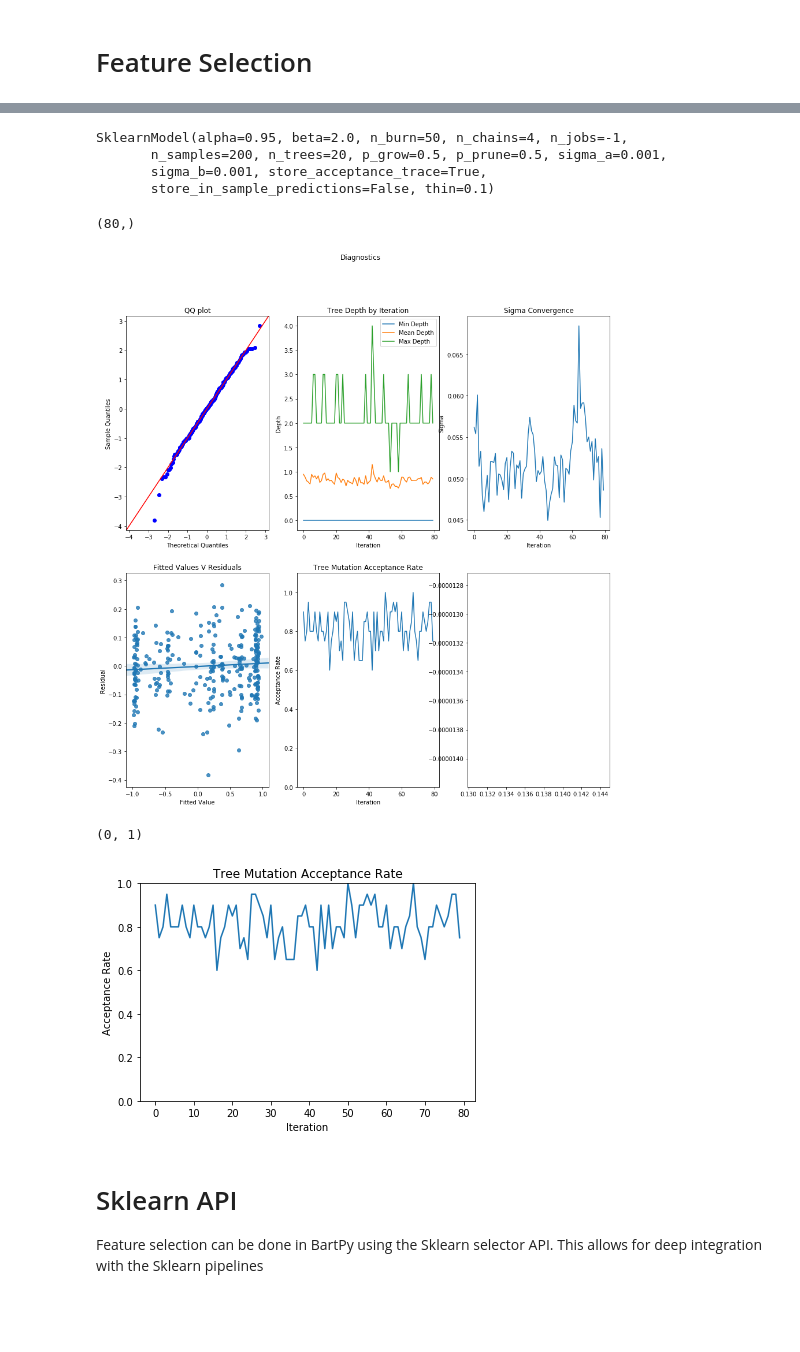
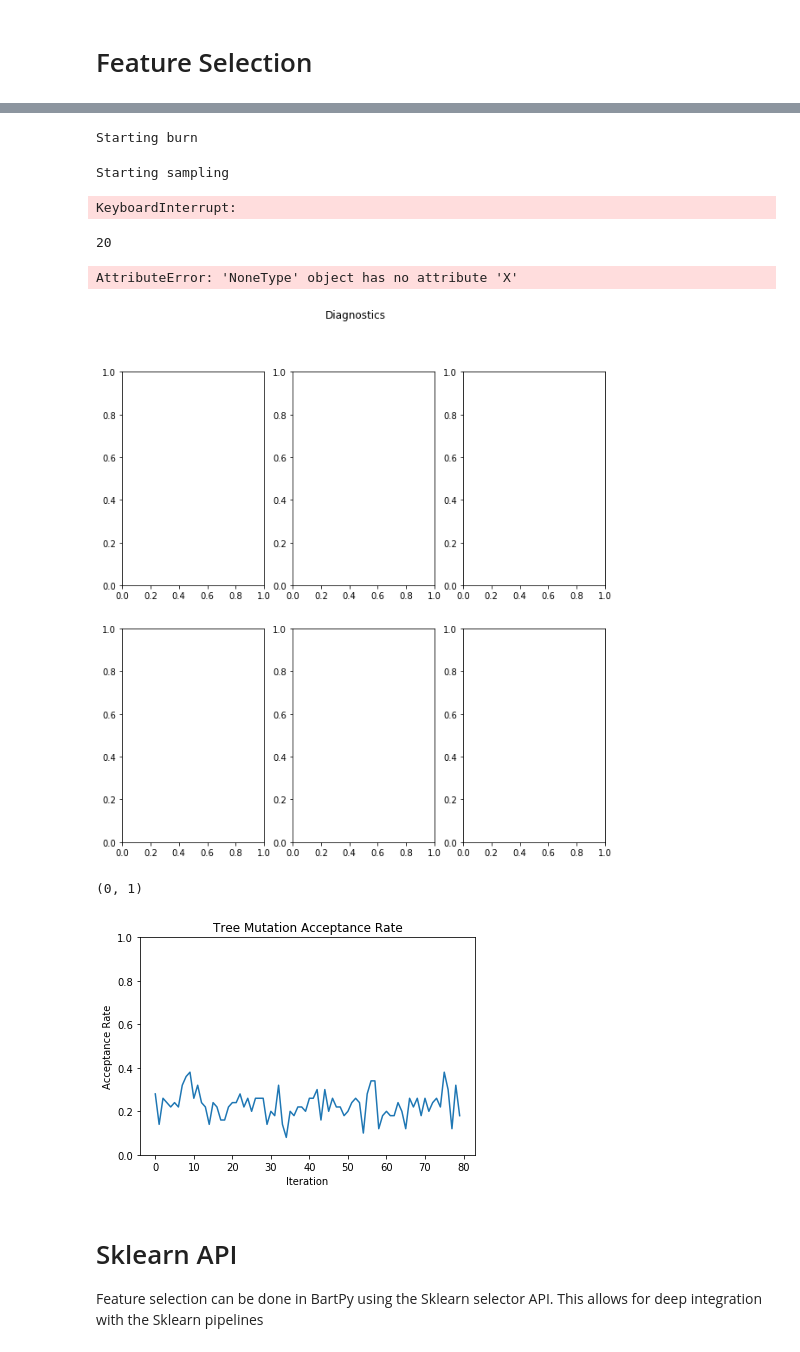
Before and after one commit to JakeColtman/bartpy, a Jupyter notebook: examples/Feature Selection.ipynb, the cells around one changed output, grey strips where cells are left out. Drawn from its saved outputs; the diff is of its cells as text; code cells hidden in the pictures; blank space fills up the shorter version.

```diff
--- a/examples/Feature Selection.ipynb
+++ b/examples/Feature Selection.ipynb
@@ -35,47 +35,38 @@ Text(0.5,1,'X v y')
 # %%
-model = SklearnModel(n_samples=200, n_burn=50, n_trees=20, store_in_sample_predictions=False, n_jobs=-1)
+model = SklearnModel(n_samples=200, n_burn=50, n_trees=50, store_in_sample_predictions=False, n_jobs=1)
 model.fit(X, y)
 # %% [output]
-SklearnModel(alpha=0.95, beta=2.0, n_burn=50, n_chains=4, n_jobs=-1,
-       n_samples=200, n_trees=20, p_grow=0.5, p_prune=0.5, sigma_a=0.001,
-       sigma_b=0.001, store_acceptance_trace=True,
-       store_in_sample_predictions=False, thin=0.1)
+Starting burn
+Starting sampling
+KeyboardInterrupt:
-# %%
-model.from_extract(model.extract, X, y).combined_chains["acceptance"].shape
-# %% [output]
-(80,)
+# %%
+len(model.extract[0]["acceptance"])
+# %% [output]
+20
 # %%
 from matplotlib import pyplot as plt
 
+from bartpy.diagnostics.residuals import plot_qq, plot_homoskedasity_diagnostics
 from bartpy.diagnostics.sampling import plot_tree_mutation_acceptance_rate
 from bartpy.diagnostics.sigma import plot_sigma_convergence
 from bartpy.diagnostics.trees import plot_tree_depth
 from bartpy.sklearnmodel import SklearnModel
 
 
-
-def plot_homoskedasity_diagnostics(model: SklearnModel, ax=None):
-    if ax is None:
-        fig, ax = plt.subplots(1, 1, figsize=(5, 5))
-    sns.regplot(model.predict(model.data.X), model.residuals(model.data.X), ax=ax)
-    ax.set_title("Fitted Values V Residuals")
-    ax.set_xlabel("Fitted Value")
-    ax.set_ylabel("Residual")
-    return ax
-
-
 def plot_diagnostics(model: SklearnModel):
-    fig, ((ax1, ax2, ax3), (ax4, ax5, ax6)) = plt.subplots(2, 3, figsize=(15, 15))
+    fig, ((ax1, ax2, ax3), (ax4, ax5, ax6)) = plt.subplots(2, 3, figsize=(10, 10))
     fig.suptitle("Diagnostics")
     plot_qq(model, ax1)
     plot_tree_depth(model, ax2)
     plot_sigma_convergence(model, ax3)
     plot_homoskedasity_diagnostics(model, ax4)
     plot_tree_mutation_acceptance_rate(model, ax5)
     plt.show()
+
 plot_diagnostics(model)
 # %% [output]
+AttributeError: 'NoneType' object has no attribute 'X'
-[figure, old version]
+[figure, new version]
 # %%
 fig, ax = plt.subplots(1, 1)
 
@@ -86,7 +77,7 @@ ax.set_ylabel("Acceptance Rate")
 ax.set_ylim((0, 1))
 # %% [output]
 (0, 1)
-[figure, old version]
+[figure, new version]
 # %% [markdown]
 # Sklearn API
 
```
Also changed, not shown: parts of 10 cells of this notebook, 7 other files.
